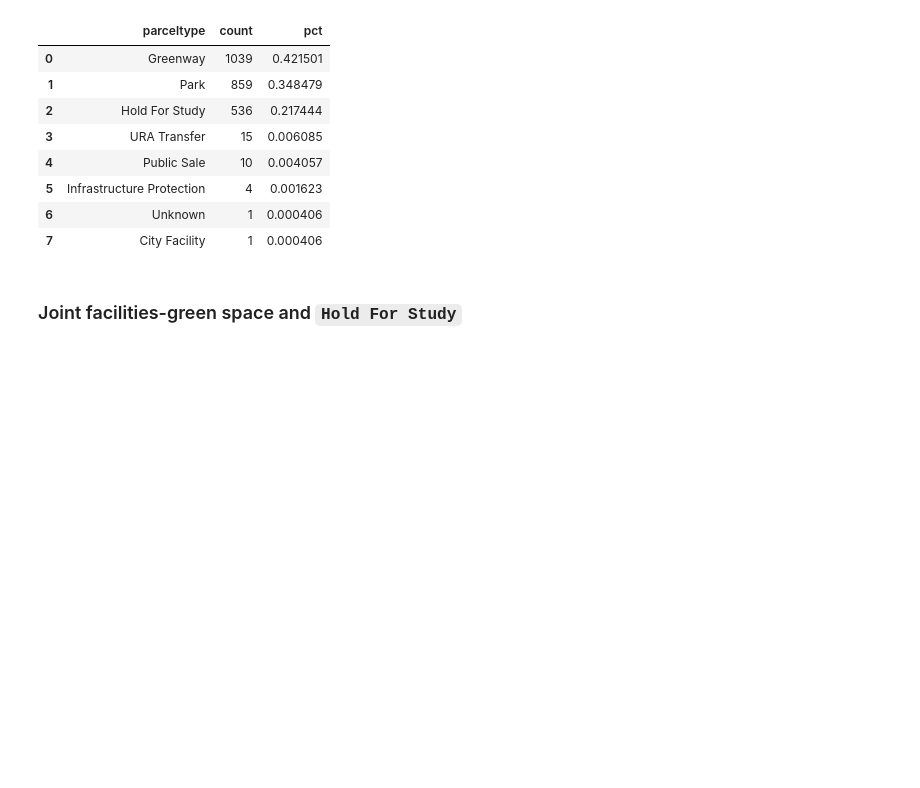
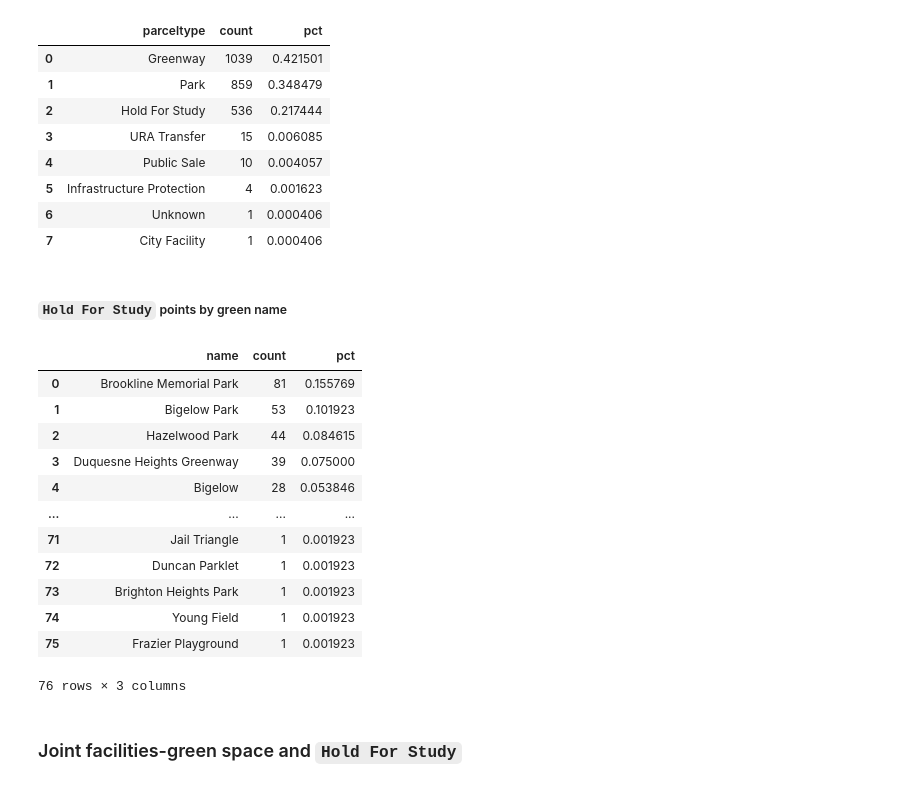
Before and after one commit to maclover7/pghland, a Jupyter notebook: city-inventory.ipynb, the cells around one changed output. Saved outputs shown, nothing was run; the diff lists cells and outputs as text; code cells hidden in the pictures; blank space fills up the shorter version.

```diff
--- a/city-inventory.ipynb
+++ b/city-inventory.ipynb
@@ -210,6 +226,8 @@ green = gpd.GeoDataFrame(
         gpd.read_file('input/parks.geojson')
     ])
 )
+
+green['name'] = green.name.fillna(green.origpkname)
 # %%
 points = gpd.read_postgis("""SELECT parcelcentroids.parcelid, parceltype, ST_MakePoint(lon::float, lat::float) AS geom
 FROM parceleproppgh
@@ -234,6 +252,26 @@ pointsgreenparceltype
 | 5 | Infrastructure Protection | 4 | 0.001623 |
 | 6 | Unknown | 1 | 0.000406 |
 | 7 | City Facility | 1 | 0.000406 |
+# %% [markdown]
+##### `Hold For Study` points by green name
+# %%
+pointsgreenparkname = pointsgreen[pointsgreen.parceltype == 'Hold For Study'].name.value_counts().reset_index()
+pointsgreenparkname['pct'] = pointsgreenparkname['count'] / pointsgreenparkname['count'].sum()
+pointsgreenparkname
+# %% [output]
+|  | name | count | pct |
+| 0 | Brookline Memorial Park | 81 | 0.155769 |
+| 1 | Bigelow Park | 53 | 0.101923 |
+| 2 | Hazelwood Park | 44 | 0.084615 |
+| 3 | Duquesne Heights Greenway | 39 | 0.075000 |
+| 4 | Bigelow | 28 | 0.053846 |
+| ... | ... | ... | ... |
+| 71 | Jail Triangle | 1 | 0.001923 |
+| 72 | Duncan Parklet | 1 | 0.001923 |
+| 73 | Brighton Heights Park | 1 | 0.001923 |
+| 74 | Young Field | 1 | 0.001923 |
+| 75 | Frazier Playground | 1 | 0.001923 |
+76 rows × 3 columns
 # %% [markdown]
 ### Joint facilities-green space and `Hold For Study`
 # %%
```
Also changed, not shown: parts of 12 cells of this notebook.
